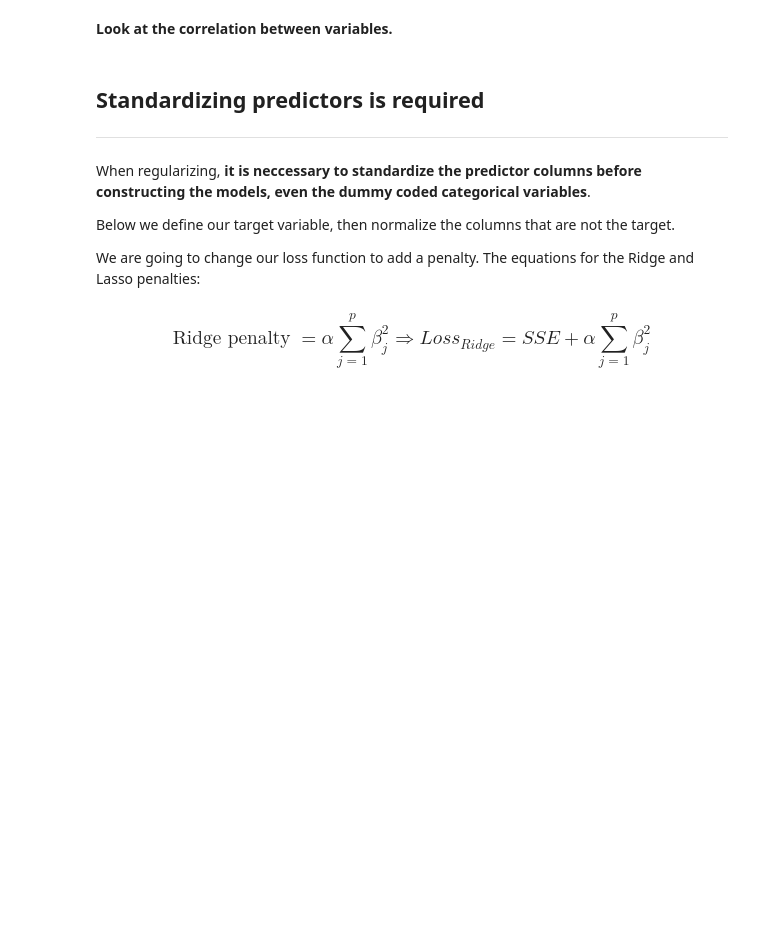
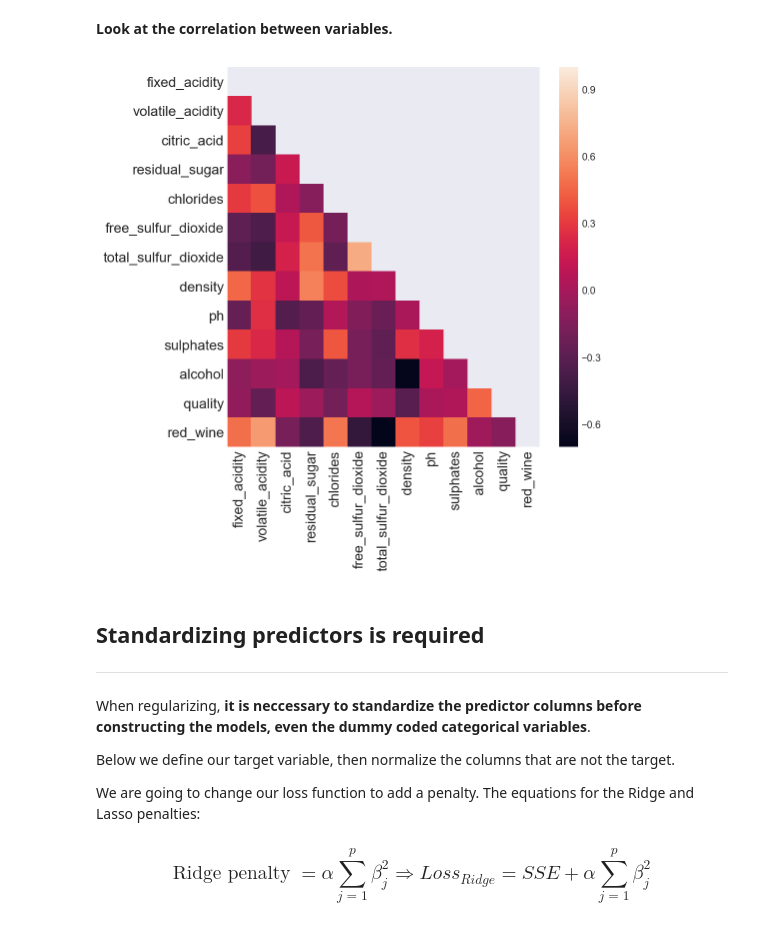
Before and after one commit to ga-curriculum/lesson-regularization, a Jupyter notebook: regularization-starter-code-wc.ipynb, the cells around one changed output. Cells and saved outputs as stored; diff of their text form; code cells hidden in the pictures; blank space fills up the shorter version.

```diff
--- a/regularization-starter-code-wc.ipynb
+++ b/regularization-starter-code-wc.ipynb
@@ -127,6 +127,7 @@ The Lasso is particularly useful when you have redundant or unimportant variable
 
 This version has red and white wines concatenated together and tagged with a binary 1,0 indicator (1 is red wine). There are many other variables purportedly related to the rated quality of the wine.
 # %%
-
+wine = pd.read_csv("./datasets/winequality_merged.csv")
 
 # replace spaces in column names and convert all columns to lowercase:
+wine.columns = [x.lower().replace(' ', '_') for x in wine.columns]
@@ -133,19 +160,27 @@ This version has red and white wines concatenated together and tagged with a bin
 # %% [markdown]
 **Look at the correlation between variables.**
+# %%
+wine_corr = wine.corr()
 # %%
 # Set the default matplotlib figure size to 7x7:
-
+fig, ax = plt.subplots(figsize = (7,7))
 
 # Generate a mask for the upper triangle (taken from seaborn example gallery)
+mask = np.zeros_like(wine_corr, dtype = np.bool)
+mask[np.triu_indices_from(mask)] = True
 
 # Plot the heatmap with seaborn.
 # Assign the matplotlib axis the function returns. This will let us resize the labels.
-
+ax = sns.heatmap(wine_corr, mask = mask, ax = ax)
 
 # Resize the labels.
-
+ax.set_xticklabels(ax.xaxis.get_ticklabels(), fontsize = 14)
+ax.set_yticklabels(ax.yaxis.get_ticklabels(), fontsize = 14)
 
 # If you put plt.show() at the bottom, it prevents those useless printouts from matplotlib.
+plt.show()
+# %% [output]
+[figure, added]
 # %% [markdown]
 <a id='standardization'></a>
 
```
Also changed, not shown: parts of 15 cells of this notebook.
